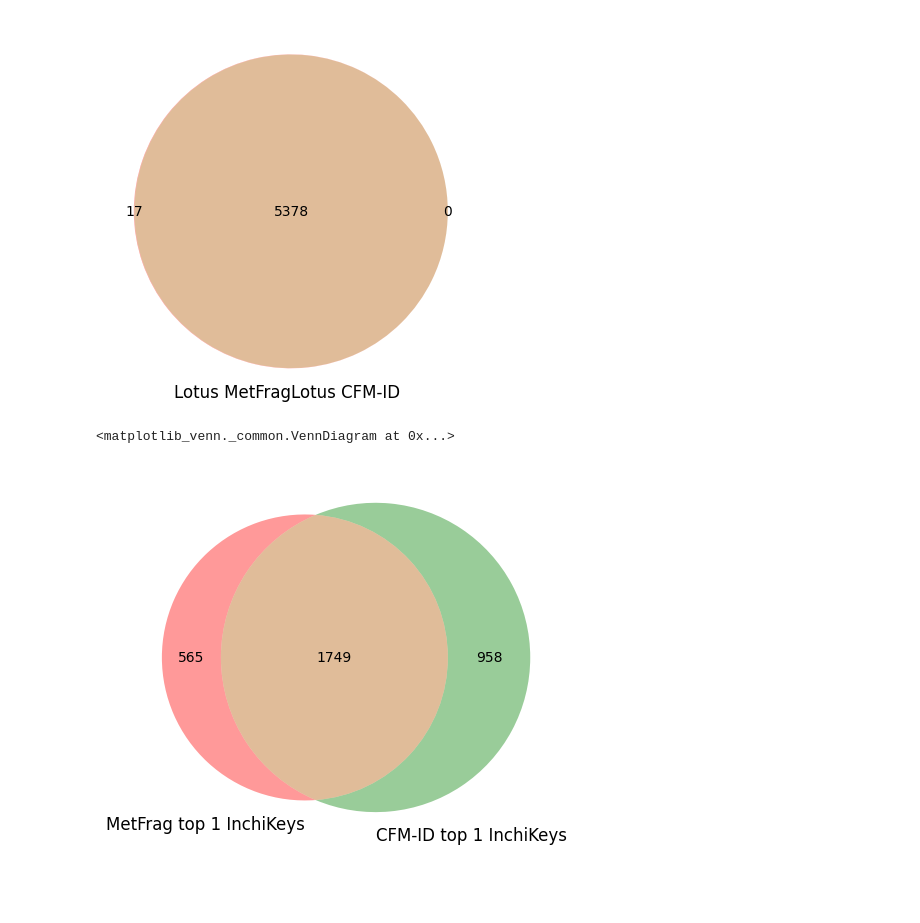
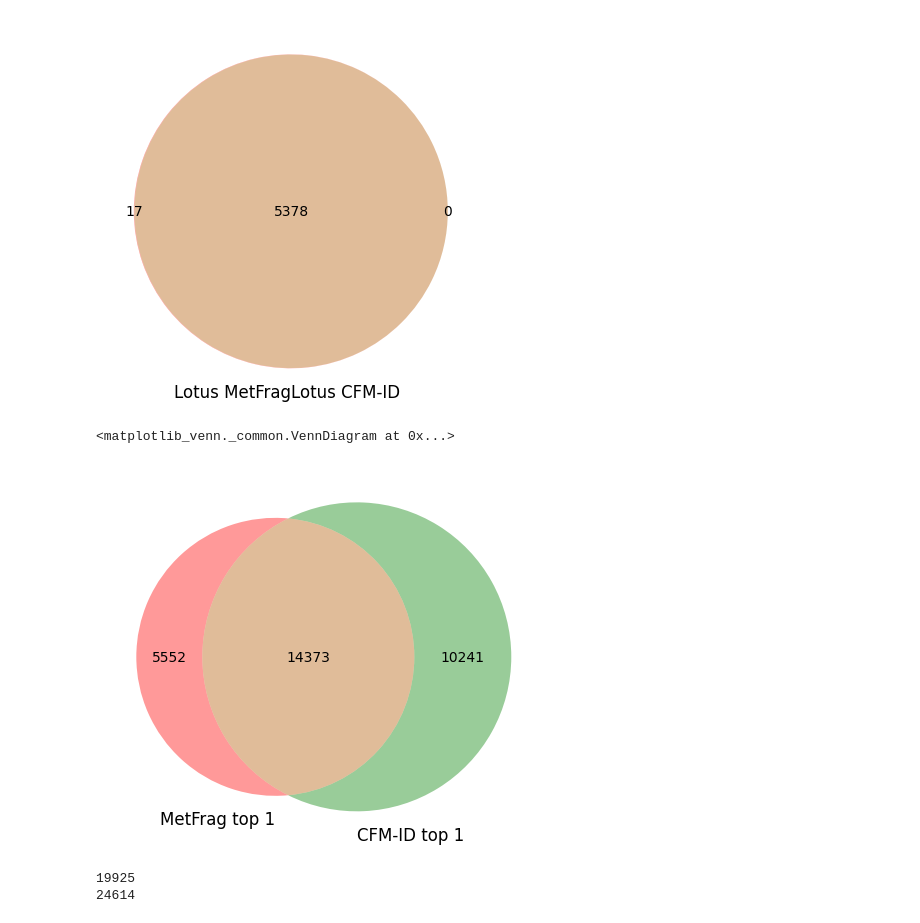
Before and after one commit to commons-research/ms2mol-evaluation, a Jupyter notebook: plotting.ipynb, the cells around one changed output. Cells and saved outputs as stored; diff of their text form; code cells hidden in the pictures; blank space fills up the shorter version.

```diff
--- a/plotting.ipynb
+++ b/plotting.ipynb
@@ -87,7 +103,7 @@ df[df["adduct"] == "[M+Na]+"].describe()
 ## CFM-ID
 # %%
 cfmid["rank_per_spectra"] = (
-    cfmid.groupby("feature_id")["msms_score"]
+    cfmid.groupby("feature_id")["cosine_similarity"]
     .rank(method="min", ascending=False)
     .astype(int)
 )
@@ -167,11 +183,25 @@ venn2(
 # %%
 venn2(
     [
-        set(df[(df.top_n == 1) & (df.adduct == "[M+H]+")].inchikey),
-        set(cfmid_res[cfmid_res.rank_per_spectra == 1].inchikey_msg),
+        set(df[(df.top_n == 1) & (df.adduct == "[M+H]+")].identifier),
+        set(cfmid_res[cfmid_res.rank_per_spectra == 1].identifier),
     ],
-    ("MetFrag top 1 InchiKeys", "CFM-ID top 1 InchiKeys"),
+    ("MetFrag top 1", "CFM-ID top 1"),
 )
 # %% [output]
 <matplotlib_venn._common.VennDiagram at 0x...>
-[figure, old version]
+[figure, new version]
+# %%
+print(
+    len(
+        set(df[(df.top_n == 1) & (df.adduct == "[M+H]+")].identifier),
+    )
+)
+print(
+    len(
+        set(cfmid_res[cfmid_res.rank_per_spectra == 1].identifier),
+    )
+)
+# %% [output]
+19925
+24614
```
Also changed, not shown: parts of 22 cells of this notebook, 27 other files.
